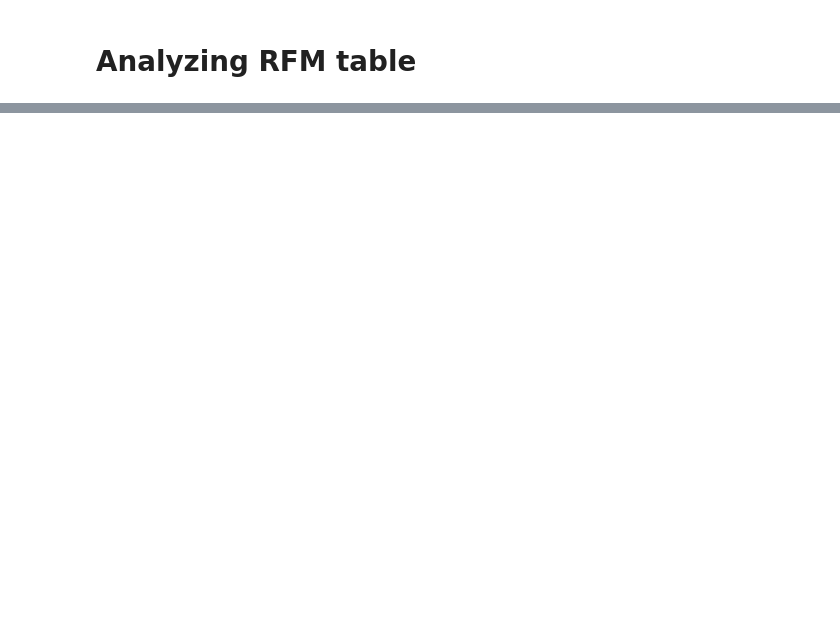
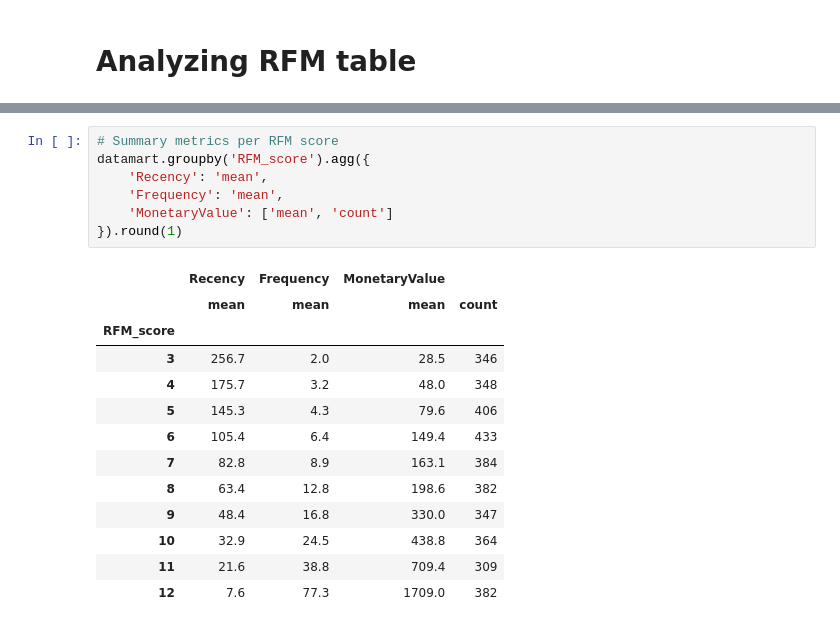
Before and after one commit to AmelieRmd/Customer_Segmentation, a Jupyter notebook: RFM_Value_Analysis.ipynb, the cells around one changed output, grey strips where cells are left out. Drawn from its saved outputs; the diff is of its cells as text; blank space fills up the shorter version.

```diff
--- a/RFM_Value_Analysis.ipynb
+++ b/RFM_Value_Analysis.ipynb
@@ -200,0 +361,21 @@ Pour reprendre  : https://campus.datacamp.com/courses/customer-segmentation-in-p
+# %%
+# Summary metrics per RFM score
+datamart.groupby('RFM_score').agg({
+    'Recency': 'mean',
+    'Frequency': 'mean',
+    'MonetaryValue': ['mean', 'count']
+}).round(1)
+# %% [output]
+|  | Recency | Frequency | MonetaryValue |  |
+|  | mean | mean | mean | count |
+| RFM_score |  |  |  |  |
+| 3 | 256.7 | 2.0 | 28.5 | 346 |
+| 4 | 175.7 | 3.2 | 48.0 | 348 |
+| 5 | 145.3 | 4.3 | 79.6 | 406 |
+| 6 | 105.4 | 6.4 | 149.4 | 433 |
+| 7 | 82.8 | 8.9 | 163.1 | 384 |
+| 8 | 63.4 | 12.8 | 198.6 | 382 |
+| 9 | 48.4 | 16.8 | 330.0 | 347 |
+| 10 | 32.9 | 24.5 | 438.8 | 364 |
+| 11 | 21.6 | 38.8 | 709.4 | 309 |
+| 12 | 7.6 | 77.3 | 1709.0 | 382 |
```
Also changed, not shown: parts of 27 cells of this notebook.
